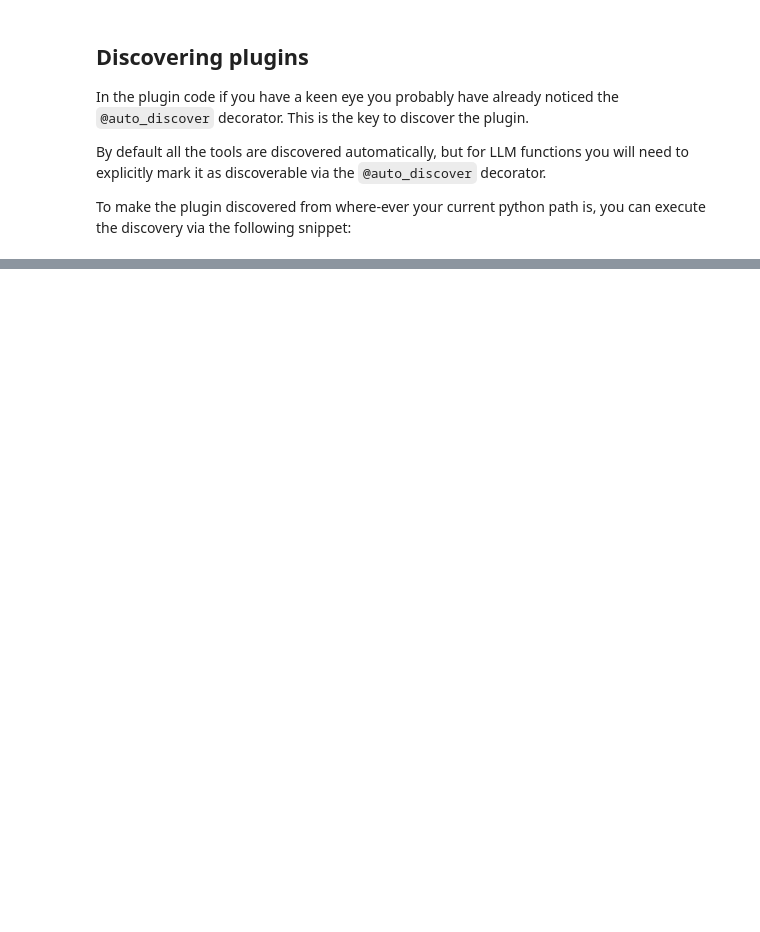
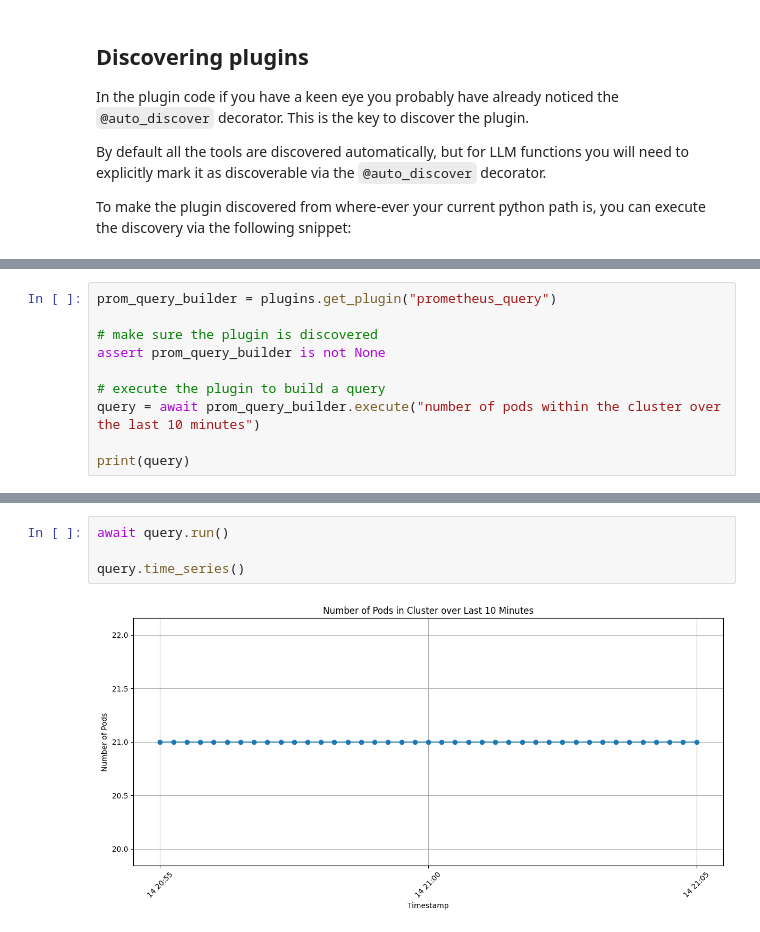
Before and after one commit to opsmate-ai/opsmate, a Jupyter notebook: docs/cookbooks/plugin-system.ipynb, the cells around one changed output, grey strips where cells are left out. Cells and saved outputs as stored; diff of their text form; blank space fills up the shorter version.

Commit message:
polish the plugin systems doc
Signed-off-by: Jingkai He <jingkai@hey.com>

```diff
--- a/docs/cookbooks/plugin-system.ipynb
+++ b/docs/cookbooks/plugin-system.ipynb
@@ -126,0 +137,10 @@ plugins.discover("./plugins", ignore_conflicts=True)
+# %%
+prom_query_builder = plugins.get_plugin("prometheus_query")
+
+# make sure the plugin is discovered
+assert prom_query_builder is not None
+
+# execute the plugin to build a query
+query = await prom_query_builder.execute("number of pods within the cluster over the last 10 minutes")
+
+print(query)
@@ -126,0 +157,6 @@ plugins.discover("./plugins", ignore_conflicts=True)
+# %%
+await query.run()
+
+query.time_series()
+# %% [output]
+[figure, added]
```
Also changed, not shown: parts of 15 cells of this notebook, 5 other files.
